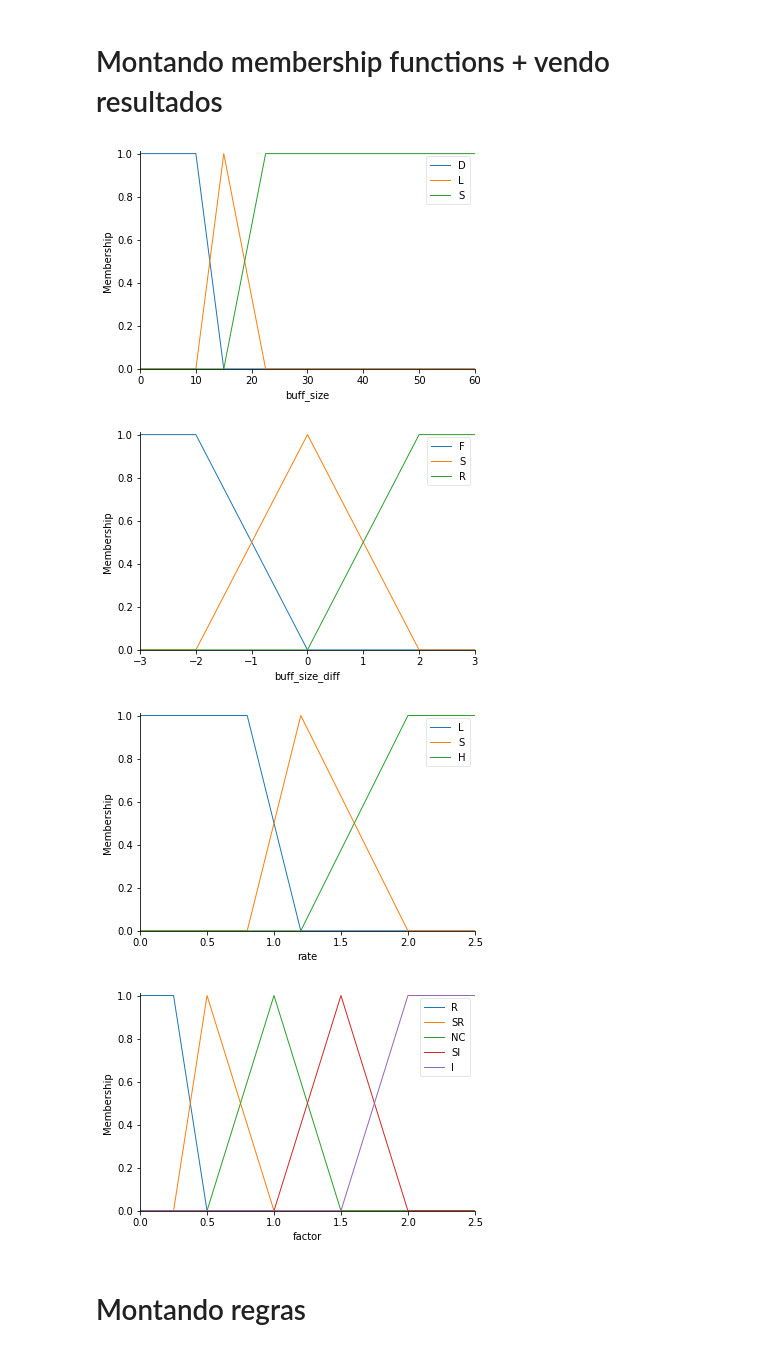
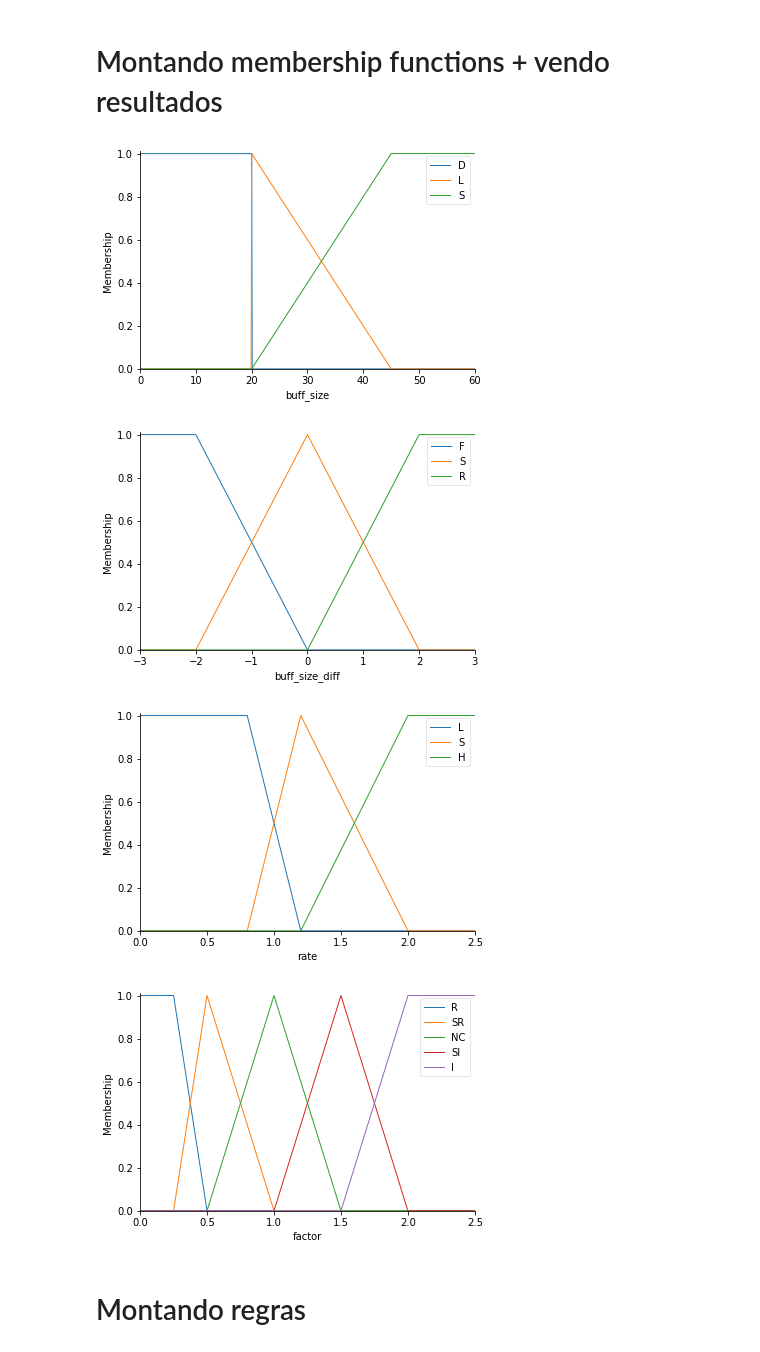
Before and after one commit to capelaum/TR2-ABR-Algorithm, a Jupyter notebook: FuzzyExample/FuzzyExample2.ipynb, the cells around one changed output. Cells and saved outputs as stored; diff of their text form; code cells hidden in the pictures.

```diff
--- a/FuzzyExample/FuzzyExample2.ipynb
+++ b/FuzzyExample/FuzzyExample2.ipynb
@@ -9,7 +9,7 @@ from skfuzzy import control as ctrl
 # %%
 buff_max = 60     #
 buff_rate = 30
-buff_danger = 10   #
+buff_danger = 20   #
 N2 = 0.25         # Reduzir
 N1 = 0.5          # Reduzir pouco
 Z = 1             # Não alterar
@@ -27,39 +27,39 @@ buff_size_diff = ctrl.Antecedent(np.arange(-3, 3.1, 0.1), 'buff_size_diff')
 rate = ctrl.Antecedent(np.arange(0, 2.6, 0.1), 'rate')
 # print(np.arange(0, 2.2, 0.2))
 
-factor = ctrl.Consequent(np.arange(0, 10 + 0.55, 0.05), 'factor')
+factor = ctrl.Consequent(np.arange(0, 2 + 0.55, 0.05), 'factor')
 # print(np.arange(0, 2.05, 0.05))
 # %% [markdown]
 # Montando membership functions + vendo resultados
 # %%
 # Buffer Size - dangerous, low, safe
-buff_size['D'] = fuzz.trapmf(buff_size.universe, [0, 0, buff_danger, buff_rate/2])
-buff_size['L'] = fuzz.trimf(buff_size.universe, [buff_danger, buff_rate/2, 3*buff_rate/4])
-buff_size['S'] = fuzz.trapmf(buff_size.universe, [buff_rate/2, 3*buff_rate/4, np.inf, np.inf])
+buff_size['D'] = fuzz.trapmf(buff_size.universe, [0, 0, buff_danger, buff_max/2])
+buff_size['L'] = fuzz.trimf(buff_size.universe, [buff_danger, buff_max/2, 3*buff_max/4])
+buff_size['S'] = fuzz.trapmf(buff_size.universe, [buff_max/2, 3*buff_max/4, np.inf, np.inf])
 
 # Diferencial do Buffer Sizer - falling, steady, rising
 buff_size_diff['F'] = fuzz.trapmf(buff_size_diff.universe, [-3, -3, -2, 0])
 buff_size_diff['S'] = fuzz.trimf(buff_size_diff.universe, [-2, 0, 2])
 buff_size_diff['R'] = fuzz.trapmf(buff_size_diff.universe, [0, 2, np.inf, np.inf])
 
 # Taxa de bits - low, steady, high
 rate['L'] = fuzz.trapmf(rate.universe, [0, 0, 0.8, 1.2])
 rate['S'] = fuzz.trimf(rate.universe, [0.8, 1.2, 2])
 rate['H'] = fuzz.trapmf(rate.universe, [1.2, 2, np.inf, np.inf])
 
 # Fator de incremento/decremento da qualidade do próximo segmento
 factor['R'] = fuzz.trapmf(factor.universe, [0, 0, N2, N1])
 factor['SR'] = fuzz.trimf(factor.universe, [N2, N1, Z])
 factor['NC'] = fuzz.trimf(factor.universe, [N1, Z, P1])
 factor['SI'] = fuzz.trimf(factor.universe, [Z, P1, P2])
 factor['I'] = fuzz.trapmf(factor.universe, [P1, P2, np.inf, np.inf])
 
 buff_size.view()
 buff_size_diff.view()
 rate.view()
 factor.view()
 # %% [output]
-[figure, old version]
+[figure, new version]
 [figure]
 [figure]
 [figure]
```
